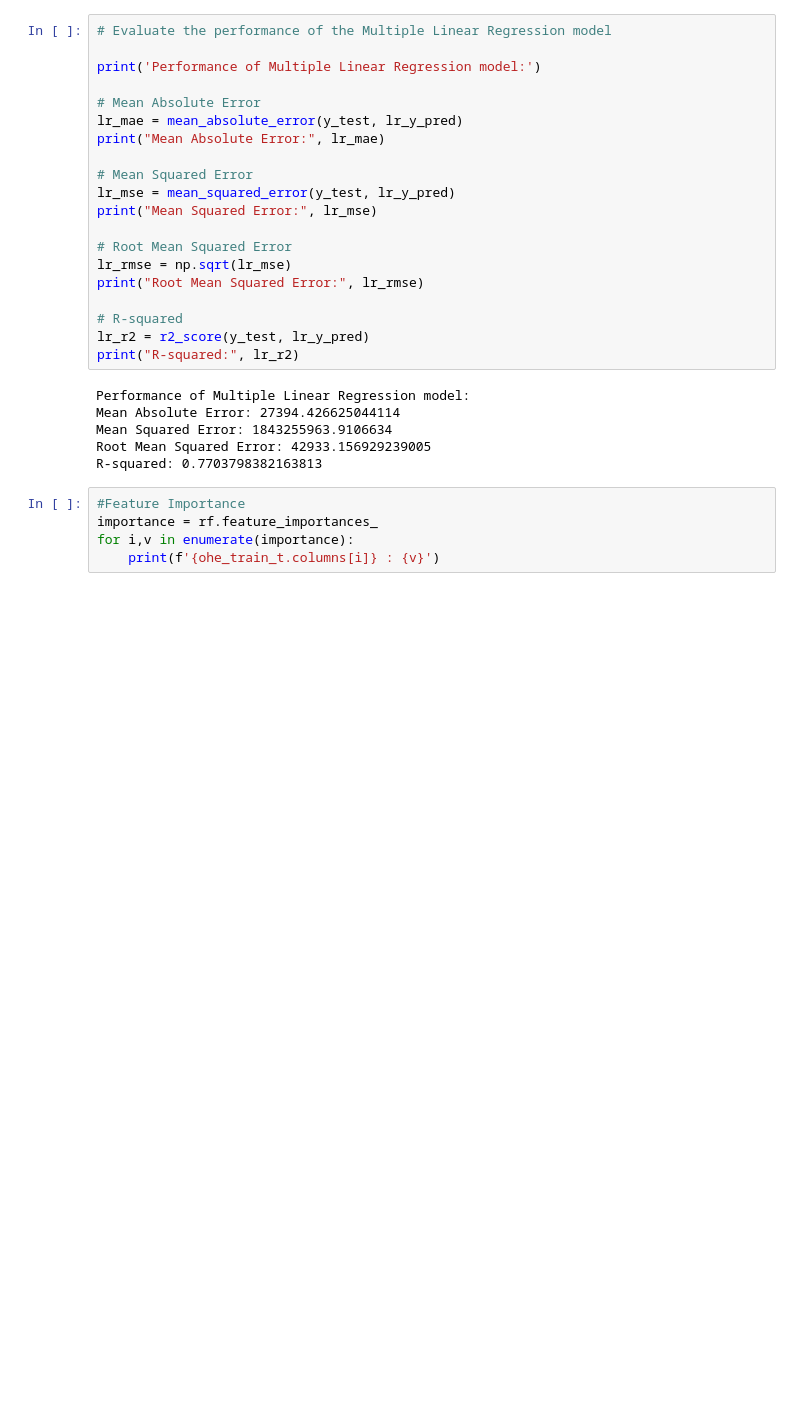
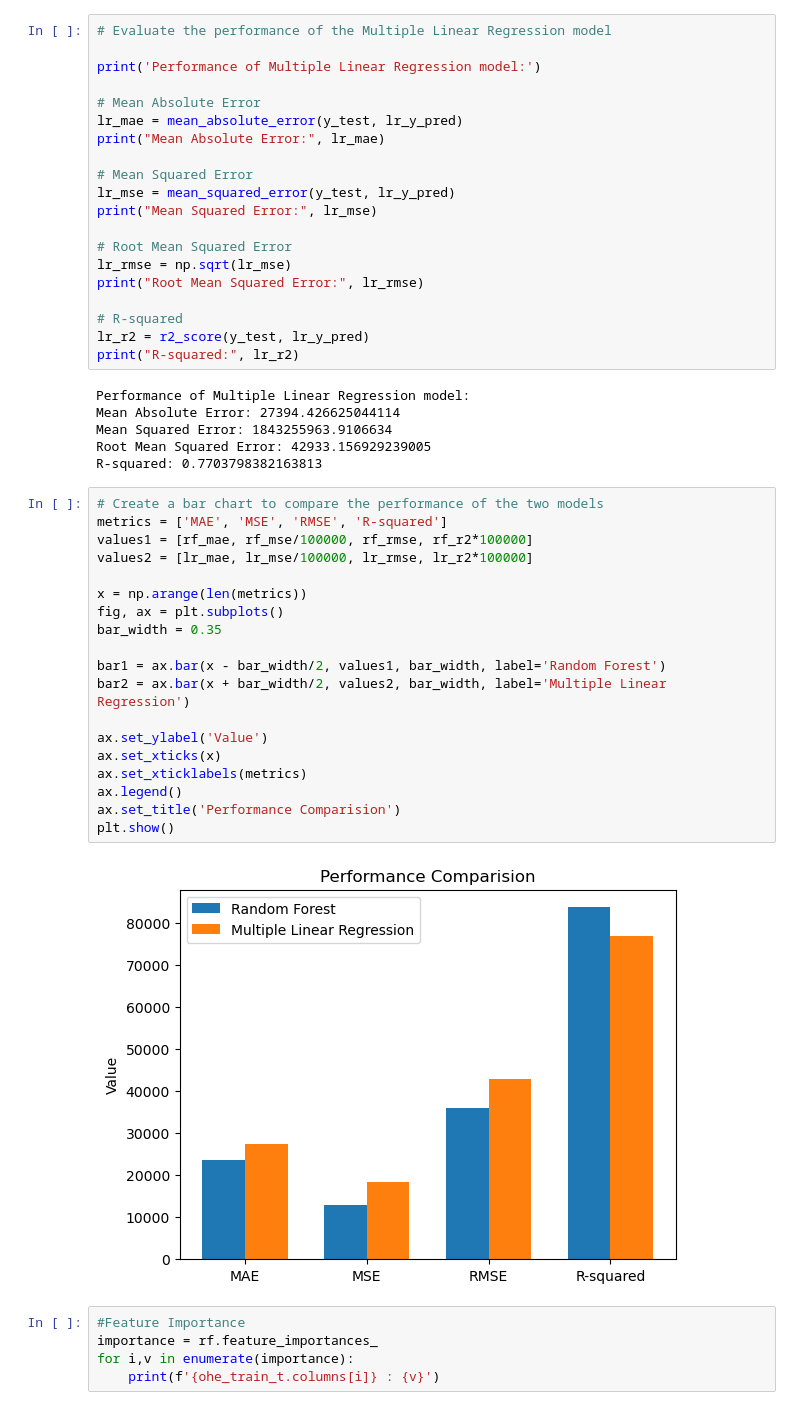
Before and after one commit to litarusso/House-Pricing, a Jupyter notebook: Deliverable2/Machine Learning Models.ipynb, the cells around one changed output. Cells and saved outputs as stored; diff of their text form; blank space fills up the shorter version.

```diff
--- a/Deliverable2/Machine Learning Models.ipynb
+++ b/Deliverable2/Machine Learning Models.ipynb
@@ -253,6 +250,27 @@ Mean Absolute Error: 27394.426625044114
 Mean Squared Error: 1843255963.9106634
 Root Mean Squared Error: 42933.156929239005
 R-squared: 0.7703798382163813
+# %%
+# Create a bar chart to compare the performance of the two models
+metrics = ['MAE', 'MSE', 'RMSE', 'R-squared']
+values1 = [rf_mae, rf_mse/100000, rf_rmse, rf_r2*100000]
+values2 = [lr_mae, lr_mse/100000, lr_rmse, lr_r2*100000]
+
+x = np.arange(len(metrics))
+fig, ax = plt.subplots()
+bar_width = 0.35
+
+bar1 = ax.bar(x - bar_width/2, values1, bar_width, label='Random Forest')
+bar2 = ax.bar(x + bar_width/2, values2, bar_width, label='Multiple Linear Regression')
+
+ax.set_ylabel('Value')
+ax.set_xticks(x)
+ax.set_xticklabels(metrics)
+ax.legend()
+ax.set_title('Performance Comparision')
+plt.show()
+# %% [output]
+[figure, added]
 # %%
 #Feature Importance
 importance = rf.feature_importances_
```
Also changed, not shown: parts of 6 cells of this notebook.
